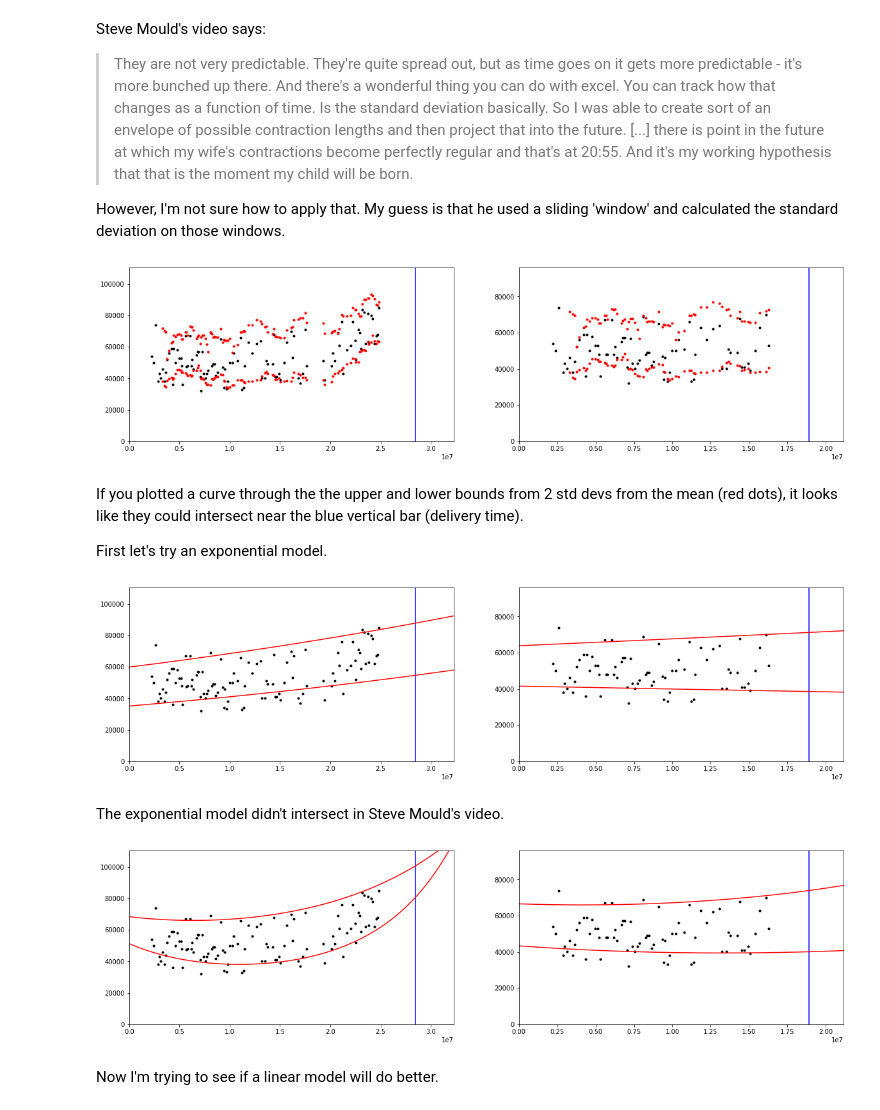
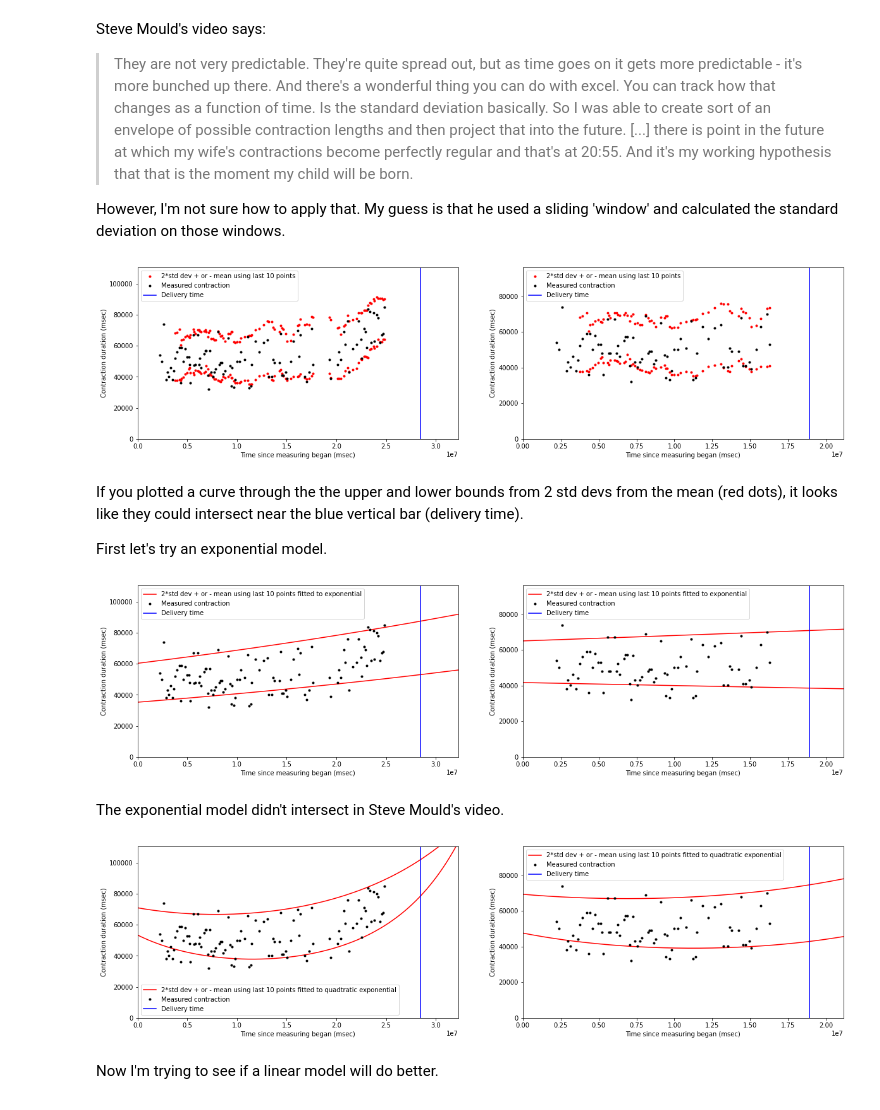
Before and after one commit to josephmate/PredictBabyDelivery, a Jupyter notebook: analysis.ipynb, the cells around one changed output. Cells and saved outputs as stored; diff of their text form; code cells hidden in the pictures.

```diff
--- a/analysis.ipynb
+++ b/analysis.ipynb
@@ -4,7 +4,7 @@ import matplotlib.pyplot as plt
 import numpy as np
 
 
-WINDOW_SIZE = 7
+WINDOW_SIZE = 10
 NUM_SIGMAS = 2
 SUB_PLOT_ROWS = 1
 SUB_PLOT_COLS = 2
@@ -63,7 +63,10 @@ def plot_datasets():
     plt.subplot(SUB_PLOT_ROWS, SUB_PLOT_COLS, i+1)
     plt.xlim([0, x_bound_datasets[i]])
     plt.ylim([0, y_bound_datasets[i]])
-    plt.plot(time_msec_datasets[i], contraction_length_msec_datasets[i], '.', color='black')
-    plt.plot(delivery_line_x_datasets[i], delivery_line_y_datasets[i], '-', color='blue')
+    plt.plot(time_msec_datasets[i], contraction_length_msec_datasets[i], '.', color='black', label='Measured contraction')
+    plt.plot(delivery_line_x_datasets[i], delivery_line_y_datasets[i], '-', color='blue', label='Delivery time')
+    plt.legend()
+    plt.xlabel("Time since measuring began (msec)")
+    plt.ylabel("Contraction duration (msec)")
 plot_datasets()
 # %% [output]
@@ -101,20 +104,21 @@ for i in range(0, len(datasets)):
   mean_lower_datasets.append(mean_lower)
   windowed_time_msec_datasets.append(windowed_time_msec)
 
-plot_datasets()
 for i in range(0, len(datasets)):
   plt.subplot(SUB_PLOT_ROWS, SUB_PLOT_COLS, i+1)
-  plt.plot(windowed_time_msec_datasets[i], mean_upper_datasets[i], '.', color='red')
+  label_str = str(NUM_SIGMAS) + "*std dev + or - mean using last " + str(WINDOW_SIZE) + " points"
+  plt.plot(windowed_time_msec_datasets[i], mean_upper_datasets[i], '.', color='red', label=label_str)
   plt.plot(windowed_time_msec_datasets[i], mean_lower_datasets[i], '.', color='red')
+plot_datasets()
 # %% [output]
-[figure, old version]
+[figure, new version]
 # %% [markdown]
 If you plotted a curve through the the upper and lower bounds from 2 std devs from the mean (red dots), it looks like they could intersect near the blue vertical bar (delivery time).
 
 First let's try an exponential model.
 # %%
 
-def plot_exponential(xs, ys):
+def plot_exponential(xs, ys, label=None):
   log_ys = np.log(ys)
   curve_fit_ys = np.polyfit(xs, log_ys, 1)
   projected_xs = []
@@ -122,35 +126,44 @@ def plot_exponential(xs, ys):
     projected_xs.append(j)
   projected_xs = np.array(projected_xs)
   projected_ys = np.exp(curve_fit_ys[1]) * np.exp(curve_fit_ys[0]*projected_xs)
-  plt.plot(projected_xs, projected_ys, '-', color='red')
+  if label == None:
+    plt.plot(projected_xs, projected_ys, '-', color='red')
+  else:
+    plt.plot(projected_xs, projected_ys, '-', color='red', label=label_str)
 
-plot_datasets()
+
 for i in range(0, len(datasets)):
   plt.subplot(SUB_PLOT_ROWS, SUB_PLOT_COLS, i+1)
-  plot_exponential(windowed_time_msec_datasets[i], mean_upper_datasets[i])
+  label_str = str(NUM_SIGMAS) + "*std dev + or - mean using last " + str(WINDOW_SIZE) + " points fitted to exponential"
+  plot_exponential(windowed_time_msec_datasets[i], mean_upper_datasets[i], label=label_str)
   plot_exponential(windowed_time_msec_datasets[i], mean_lower_datasets[i])
+plot_datasets()
 # %% [output]
-[figure, old version]
+[figure, new version]
 # %% [markdown]
 The exponential model didn't intersect in Steve Mould's video.
 # %%
-def plot_quadratic_exponential(xs, ys):
+def plot_quadratic_exponential(xs, ys, label=None):
   log_ys = np.log(ys)
   curve_fit_ys = np.polyfit(xs, log_ys, 2)
   projected_xs = []
   for j in range(0, int(max(xs)*2), 1000):
     projected_xs.append(j)
   projected_xs = np.array(projected_xs)
   projected_ys = np.exp(curve_fit_ys[2]) * np.exp(curve_fit_ys[1]*projected_xs) * np.exp(curve_fit_ys[0]*projected_xs*projected_xs)
-  plt.plot(projected_xs, projected_ys, '-', color='red')
+  if label == None:
+    plt.plot(projected_xs, projected_ys, '-', color='red')
+  else:
+    plt.plot(projected_xs, projected_ys, '-', color='red', label=label_str)
 
-plot_datasets()
 for i in range(0, len(datasets)):
   plt.subplot(SUB_PLOT_ROWS, SUB_PLOT_COLS, i+1)
-  plot_quadratic_exponential(windowed_time_msec_datasets[i], mean_upper_datasets[i])
+  label_str = str(NUM_SIGMAS) + "*std dev + or - mean using last " + str(WINDOW_SIZE) + " points fitted to quadtratic exponential"
+  plot_quadratic_exponential(windowed_time_msec_datasets[i], mean_upper_datasets[i], label=label_str)
   plot_quadratic_exponential(windowed_time_msec_datasets[i], mean_lower_datasets[i])
+plot_datasets()
 # %% [output]
-[figure, old version]
+[figure, new version]
 # %% [markdown]
 
 Now I'm trying to see if a linear model will do better.
```
Also changed, not shown: parts of 11 cells of this notebook.
